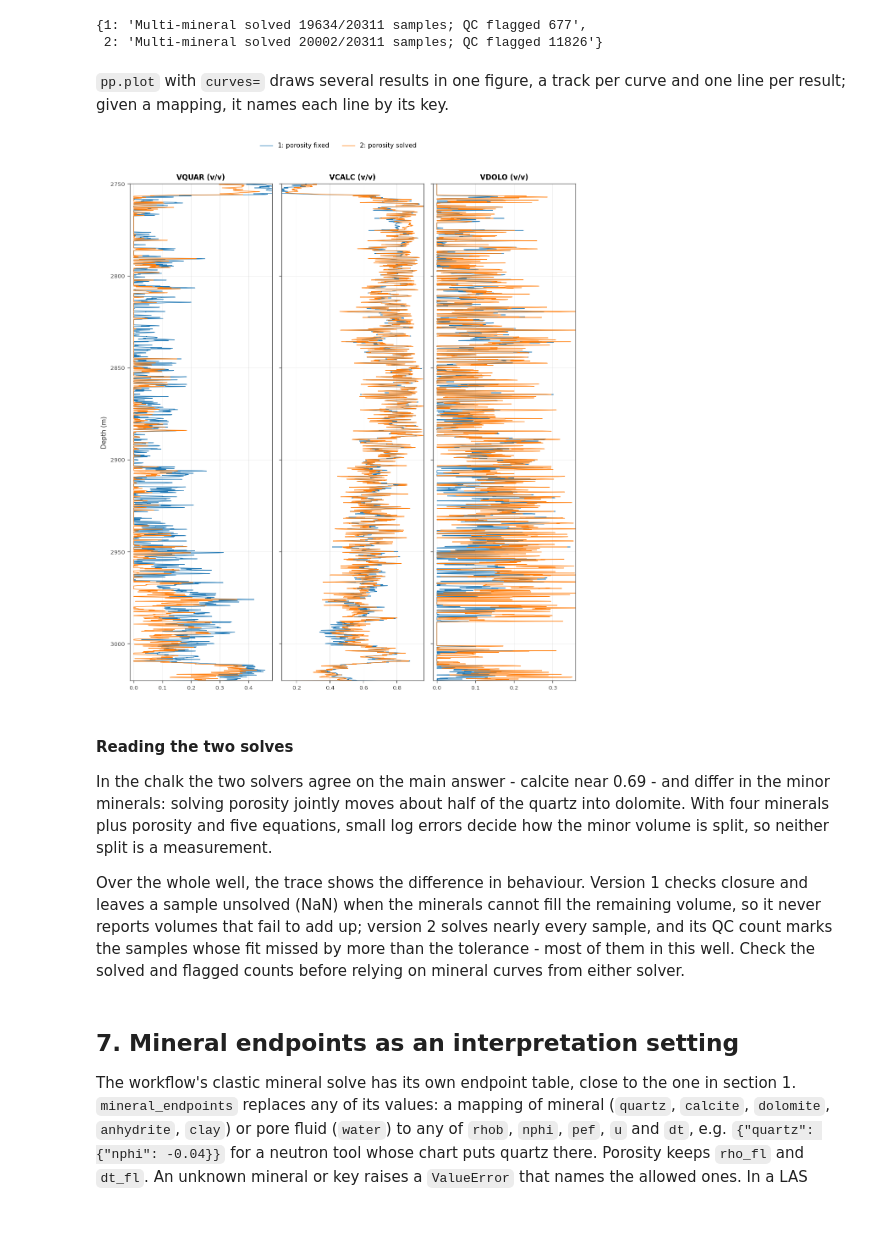
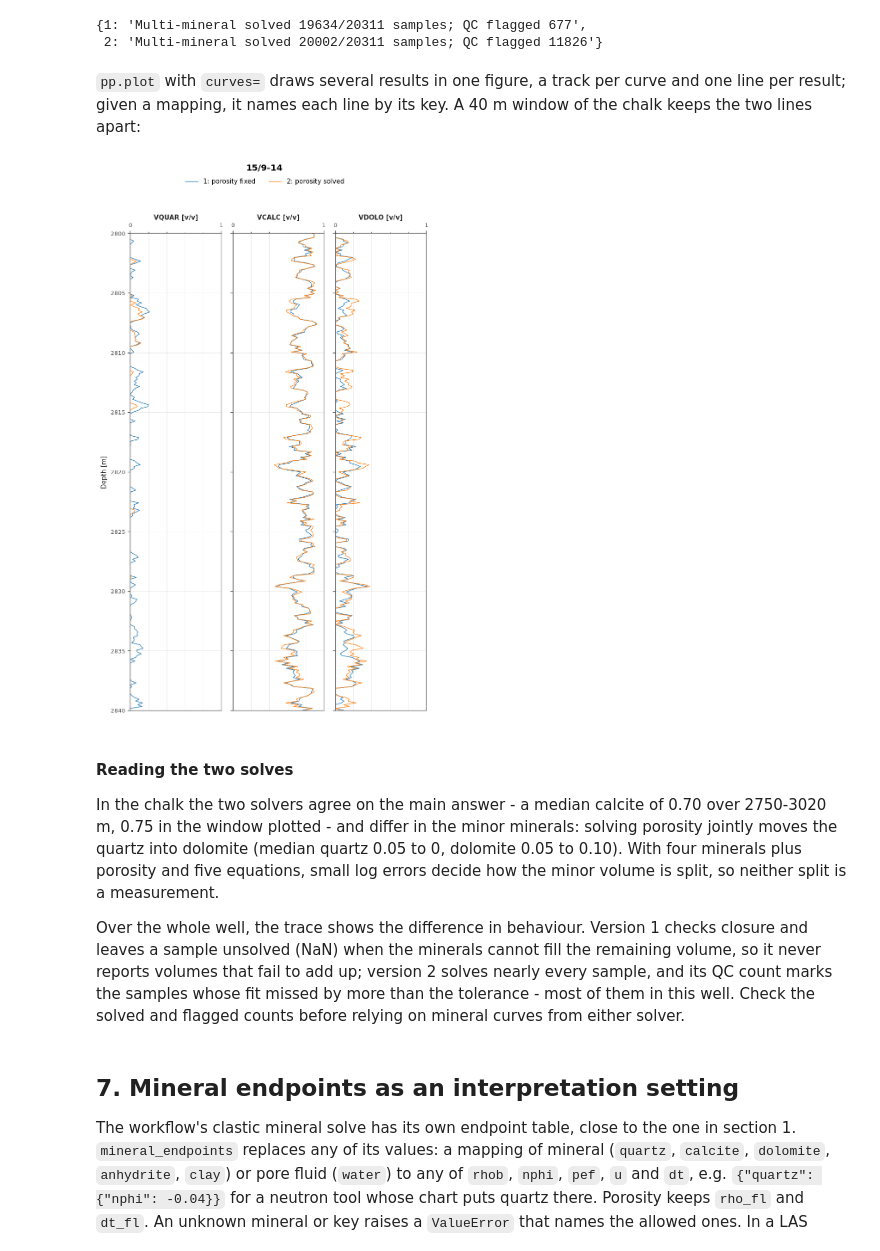
Before and after one commit to sambalshikhar/petrophys, a Jupyter notebook: examples/part_a_foundations/05_lithology_and_mineral_solver.ipynb, the cells around one changed output. Saved outputs shown, nothing was run; the diff lists cells and outputs as text; code cells hidden in the pictures; blank space fills up the shorter version.

```diff
--- a/examples/part_a_foundations/05_lithology_and_mineral_solver.ipynb
+++ b/examples/part_a_foundations/05_lithology_and_mineral_solver.ipynb
@@ -341,17 +347,19 @@ pd.DataFrame({"1: porosity fixed": result.statistics(volumes, top=2750, bottom=3
  2: 'Multi-mineral solved 20002/20311 samples; QC flagged 11826'}
 # %% [markdown]
 `pp.plot` with `curves=` draws several results in one figure, a track per curve and
-one line per result; given a mapping, it names each line by its key.
+one line per result; given a mapping, it names each line by its key. A 40 m window
+of the chalk keeps the two lines apart:
 # %%
-pp.plot({"1: porosity fixed": result, "2: porosity solved": joint}, curves=["VQUAR", "VCALC", "VDOLO"], top=2750, bottom=3020)
+pp.plot({"1: porosity fixed": result, "2: porosity solved": joint}, curves=["VQUAR", "VCALC", "VDOLO"], top=2800, bottom=2840)
 # %% [output]
-[figure, old version]
+[figure, new version]
 # %% [markdown]
 #### Reading the two solves
 
-In the chalk the two solvers agree on the main answer - calcite near 0.69 - and
-differ in the minor minerals: solving porosity jointly moves about half of the
-quartz into dolomite. With four minerals plus porosity and five equations, small
+In the chalk the two solvers agree on the main answer - a median calcite of 0.70
+over 2750-3020 m, 0.75 in the window plotted - and differ in the minor minerals:
+solving porosity jointly moves the quartz into dolomite (median quartz 0.05 to 0,
+dolomite 0.05 to 0.10). With four minerals plus porosity and five equations, small
 log errors decide how the minor volume is split, so neither split is a measurement.
 
 Over the whole well, the trace shows the difference in behaviour. Version 1 checks
```
Also changed, not shown: parts of 7 cells of this notebook, 51 other files.
